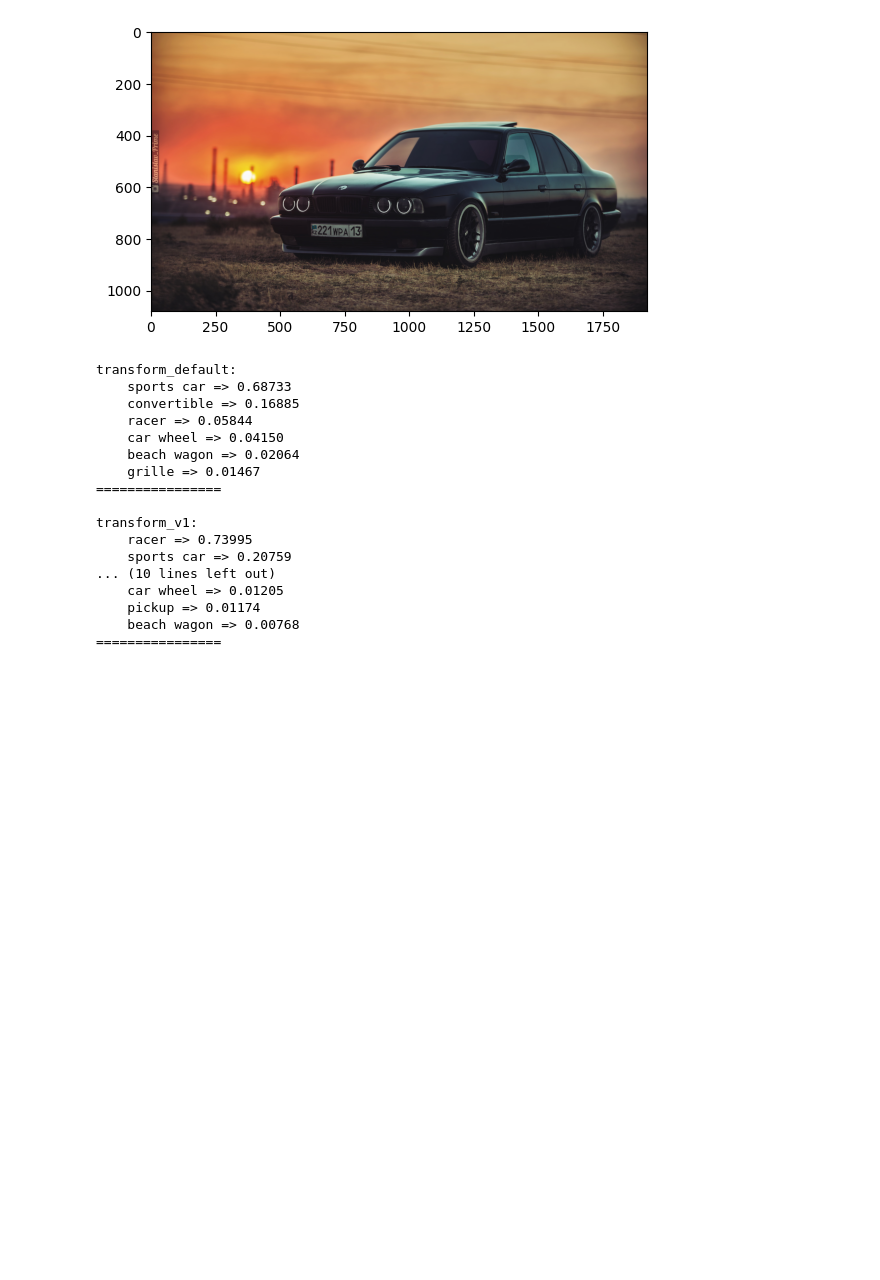
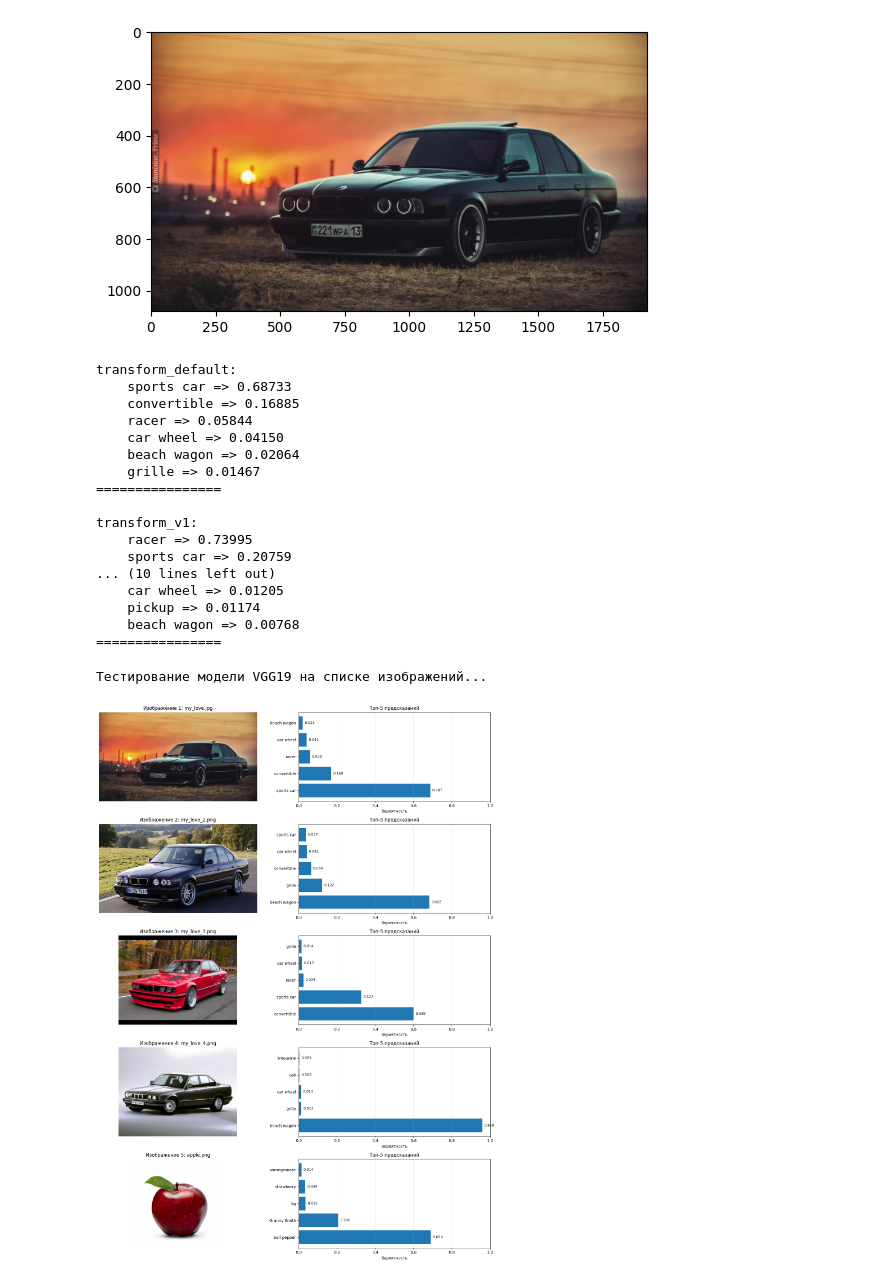
Before and after one commit to trxxnk/pytorch-course, a Jupyter notebook: 14_vgg.ipynb, the cells around one changed output. Drawn from its saved outputs; the diff is of its cells as text; code cells hidden in the pictures; blank space fills up the shorter version.

```diff
--- a/14_vgg.ipynb
+++ b/14_vgg.ipynb
@@ -375,0 +428,15 @@ transform_v1:
+# %%
+# Список путей к изображениям для тестирования
+image_paths = [
+    'data/my_images/my_love.jpg',
+    'data/my_images/my_love_2.png',
+    'data/my_images/my_love_3.png',
+    'data/my_images/my_love_4.png',
+    'data/my_images/apple.png'
+]
+
+print("Тестирование модели VGG19 на списке изображений...")
+test_images_on_vgg19(image_paths, top_k=5)
+# %% [output]
+Тестирование модели VGG19 на списке изображений...
+[figure, added]
```
Also changed, not shown: parts of 5 cells of this notebook, 9 other files.
